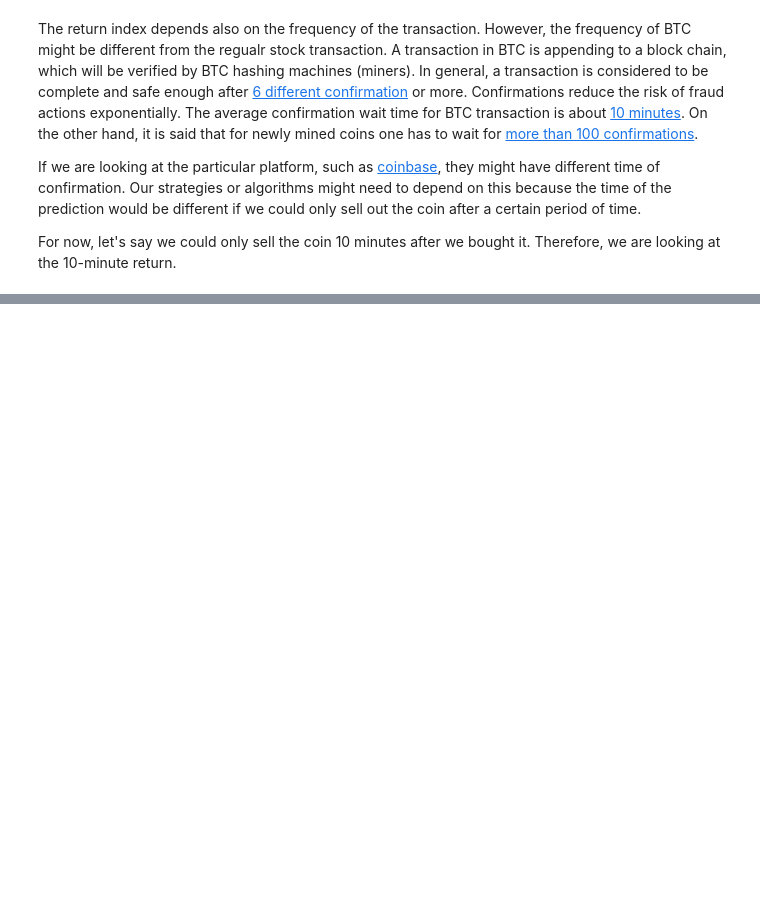
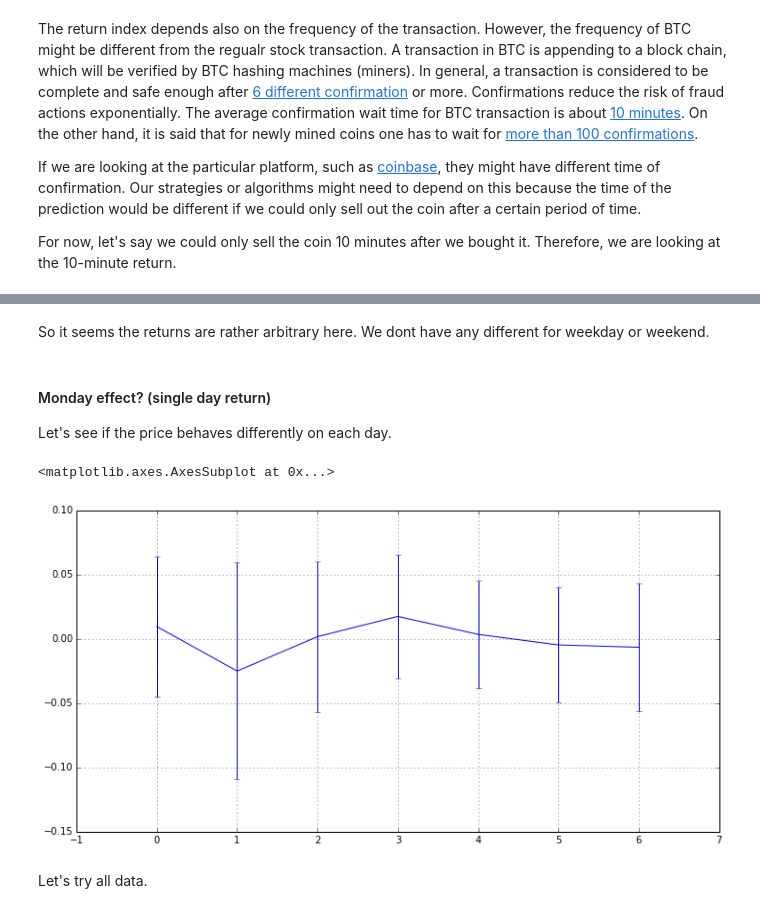
Before and after one commit to yyl/btc-price-analysis, a Jupyter notebook: basics.ipynb, the cells around one changed output, grey strips where cells are left out. Drawn from its saved outputs; the diff is of its cells as text; code cells hidden in the pictures; blank space fills up the shorter version.

```diff
--- a/basics.ipynb
+++ b/basics.ipynb
@@ -108,0 +157,14 @@ For now, let's say we could only sell the coin 10 minutes after we bought it. Th
+# %% [markdown]
+So it seems the returns are rather arbitrary here. We dont have any different for weekday or weekend.
+# %% [markdown]
+#### Monday effect? (single day return)
+
+Let's see if the price behaves differently on each day.
+# %%
+df2015pct_groupby = df2015ohlc['price']['close'].pct_change().groupby(df2015ohlc.index.weekday)
+df2015pct_groupby.mean().plot(yerr=df2015pct_groupby.std(), xlim=[-1,7])
+# %% [output]
+<matplotlib.axes.AxesSubplot at 0x...>
+[figure, added]
+# %% [markdown]
+Let's try all data.
```
Also changed, not shown: parts of 16 cells of this notebook, 1 other file.
